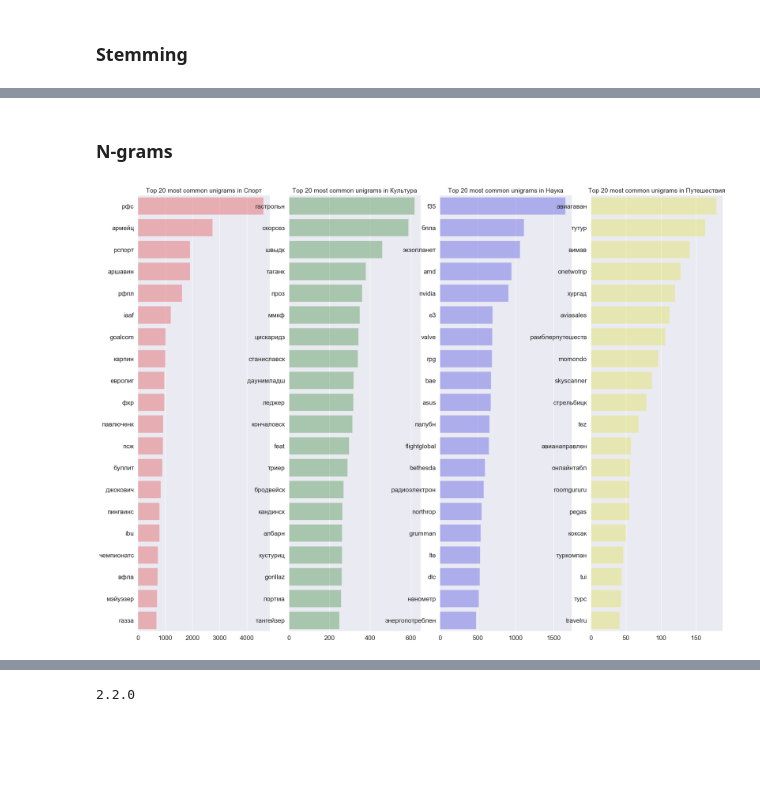
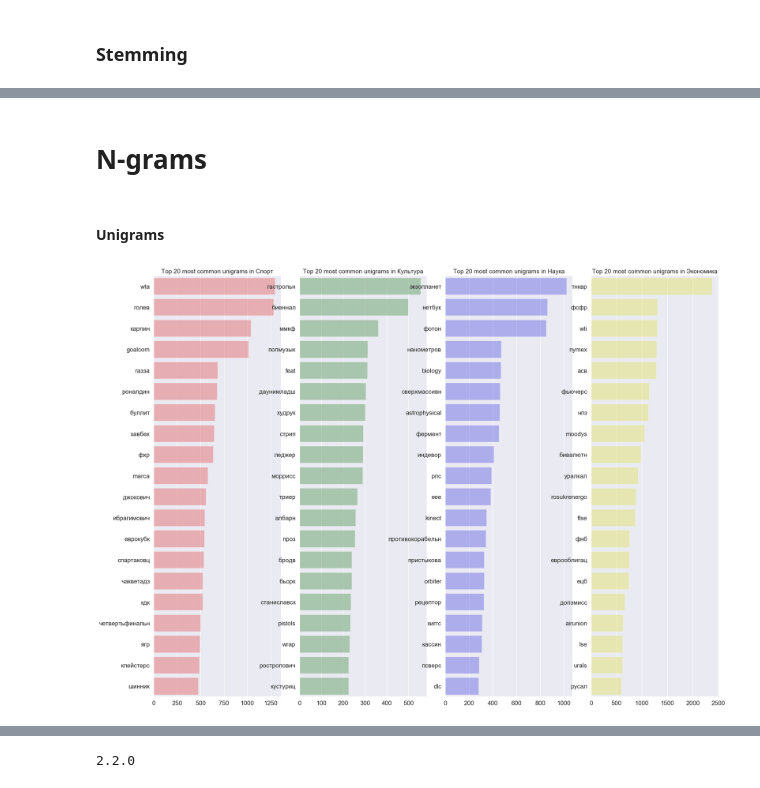
Before and after one commit to annulet/test_nlp, a Jupyter notebook: EDA_and_data_mining_part_2.ipynb, the cells around one changed output, grey strips where cells are left out. Drawn from its saved outputs; the diff is of its cells as text; code cells hidden in the pictures; blank space fills up the shorter version.

```diff
--- a/EDA_and_data_mining_part_2.ipynb
+++ b/EDA_and_data_mining_part_2.ipynb
@@ -111,0 +114,14 @@ Name: processed_text, dtype: object
+# %%
+%%time
+STOPWORDS = set(stop_words.get_stop_words('ru'))
+
+
+def remove_stopwords(text, stopwords):
+    token = [token for token in text.split() if token not in stopwords]
+    return token
+
+
+data['processed_text'] = data['processed_text'].apply(
+    lambda x:  (remove_stopwords(x, STOPWORDS))
+)
+data['processed_text'].head(2)
@@ -125,6 +163,0 @@ It is a super slow way to lemmatize more than 100 000 of texts. I tried running
-# %%
-%%time
-data['processed_text'] = data['processed_text'].apply(
-    lambda x:  nltk.word_tokenize(x)
-)
-data['processed_text'].head(2)
@@ -177,18 +186,20 @@ Wall time: 13min 58s
 Name: processed_text, dtype: object
 # %% [markdown]
-### N-grams
+# N-grams
 # %%
 N=20
 # %%
 def generate_ngrams(text, n_gram=1):
     ngrams = zip(*[text[i:] for i in range(n_gram)])
     return [' '.join(ngram) for ngram in ngrams]
+# %% [markdown]
+#### Unigrams
 # %%
-# Unigrams
+# unigrams on every topic and their frequencies
 sport_unigrams = defaultdict(int)
 culture_unigrams = defaultdict(int)
 sci_unigrams = defaultdict(int)
-travel_unigrams = defaultdict(int)
+economy_unigrams = defaultdict(int)
 
 for text in data.loc[data['topic'] == 'Спорт', 'processed_text']:
     for word in generate_ngrams(text):
@@ -202,32 +213,36 @@ for text in data.loc[data['topic'] == 'Наука и техника', 'processed
     for word in generate_ngrams(text):
         sci_unigrams[word] += 1
 
-for text in data.loc[data['topic'] == 'Путешествия', 'processed_text']:
+for text in data.loc[data['topic'] == 'Экономика', 'processed_text']:
     for word in generate_ngrams(text):
-        travel_unigrams[word] += 1
+        economy_unigrams[word] += 1
 
+# sets of unigrams on every topic
 sport_unigrams_keys = set(sport_unigrams.keys())
 culture_unigrams_keys = set(culture_unigrams.keys())
 sci_unigrams_keys = set(sci_unigrams.keys())
-travel_unigrams_keys = set(travel_unigrams.keys())
+economy_unigrams_keys = set(economy_unigrams.keys())
 
-unique_sport_unigrams = sport_unigrams_keys - culture_unigrams_keys - sci_unigrams_keys - travel_unigrams_keys
+# unique unigrams on every topic
+unique_sport_unigrams = sport_unigrams_keys - culture_unigrams_keys - sci_unigrams_keys - economy_unigrams_keys
 unique_sport_unigrams = {k : v for k, v in iter(sport_unigrams.items()) if k in unique_sport_unigrams}
 
-unique_culture_unigrams = culture_unigrams_keys - sci_unigrams_keys - travel_unigrams_keys - sport_unigrams_keys
+unique_culture_unigrams = culture_unigrams_keys - sci_unigrams_keys - economy_unigrams_keys - sport_unigrams_keys
 unique_culture_unigrams = {k : v for k, v in iter(culture_unigrams.items()) if k in unique_culture_unigrams}
 
-unique_sci_unigrams = sci_unigrams_keys - travel_unigrams_keys - sport_unigrams_keys - culture_unigrams_keys
+unique_sci_unigrams = sci_unigrams_keys - economy_unigrams_keys - sport_unigrams_keys - culture_unigrams_keys
 unique_sci_unigrams = {k : v for k, v in iter(sci_unigrams.items()) if k in unique_sci_unigrams}
 
-unique_travel_unigrams = travel_unigrams_keys - sport_unigrams_keys - culture_unigrams_keys - sci_unigrams_keys
-unique_travel_unigrams = {k : v for k, v in iter(travel_unigrams.items()) if k in unique_travel_unigrams}
+unique_economy_unigrams = economy_unigrams_keys - sport_unigrams_keys - culture_unigrams_keys - sci_unigrams_keys
+unique_economy_unigrams = {k : v for k, v in iter(economy_unigrams.items()) if k in unique_economy_unigrams}
 
+# datasets with the unique unigrams and their frequencies
 df_sport_unigrams = pd.DataFrame(sorted(unique_sport_unigrams.items(), key=lambda x: x[1])[::-1])
 df_culture_unigrams = pd.DataFrame(sorted(unique_culture_unigrams.items(), key=lambda x: x[1])[::-1])
 df_sci_unigrams = pd.DataFrame(sorted(unique_sci_unigrams.items(), key=lambda x: x[1])[::-1])
-df_travel_unigrams = pd.DataFrame(sorted(unique_travel_unigrams.items(), key=lambda x: x[1])[::-1])
+df_economy_unigrams = pd.DataFrame(sorted(unique_economy_unigrams.items(), key=lambda x: x[1])[::-1])
 
+# 20 most popular unigrams per topic
 fig, axes = plt.subplots(ncols=4, figsize=(20, 15), dpi=100)
 plt.tight_layout()
 
@@ -244,34 +259,34 @@ sns.barplot(
     ax=axes[1],
     color='green',
     alpha=0.3
 )
 sns.barplot(
     y=df_sci_unigrams[0].values[:N],
     x=df_sci_unigrams[1].values[:N],
     ax=axes[2],
     color='blue',
     alpha=0.3
 )
 sns.barplot(
-    y=df_travel_unigrams[0].values[:N],
-    x=df_travel_unigrams[1].values[:N],
+    y=df_economy_unigrams[0].values[:N],
+    x=df_economy_unigrams[1].values[:N],
     ax=axes[3],
     color='yellow',
     alpha=0.3
 )
 
 for i in range(4):
     axes[i].spines['right'].set_visible(False)
     axes[i].set_xlabel('')
     axes[i].set_ylabel('')
     axes[i].tick_params(axis='x', labelsize=15)
     axes[i].tick_params(axis='y', labelsize=15)
 
 axes[0].set_title(f'Top {N} most common unigrams in Спорт', fontsize=15)
 axes[1].set_title(f'Top {N} most common unigrams in Культура', fontsize=15)
 axes[2].set_title(f'Top {N} most common unigrams in Наука', fontsize=15)
-axes[3].set_title(f'Top {N} most common unigrams in Путешествия', fontsize=15)
+axes[3].set_title(f'Top {N} most common unigrams in Экономика', fontsize=15)
 
 plt.show()
 # %% [output]
-[figure, old version]
+[figure, new version]
```
Also changed, not shown: parts of 59 cells of this notebook.
